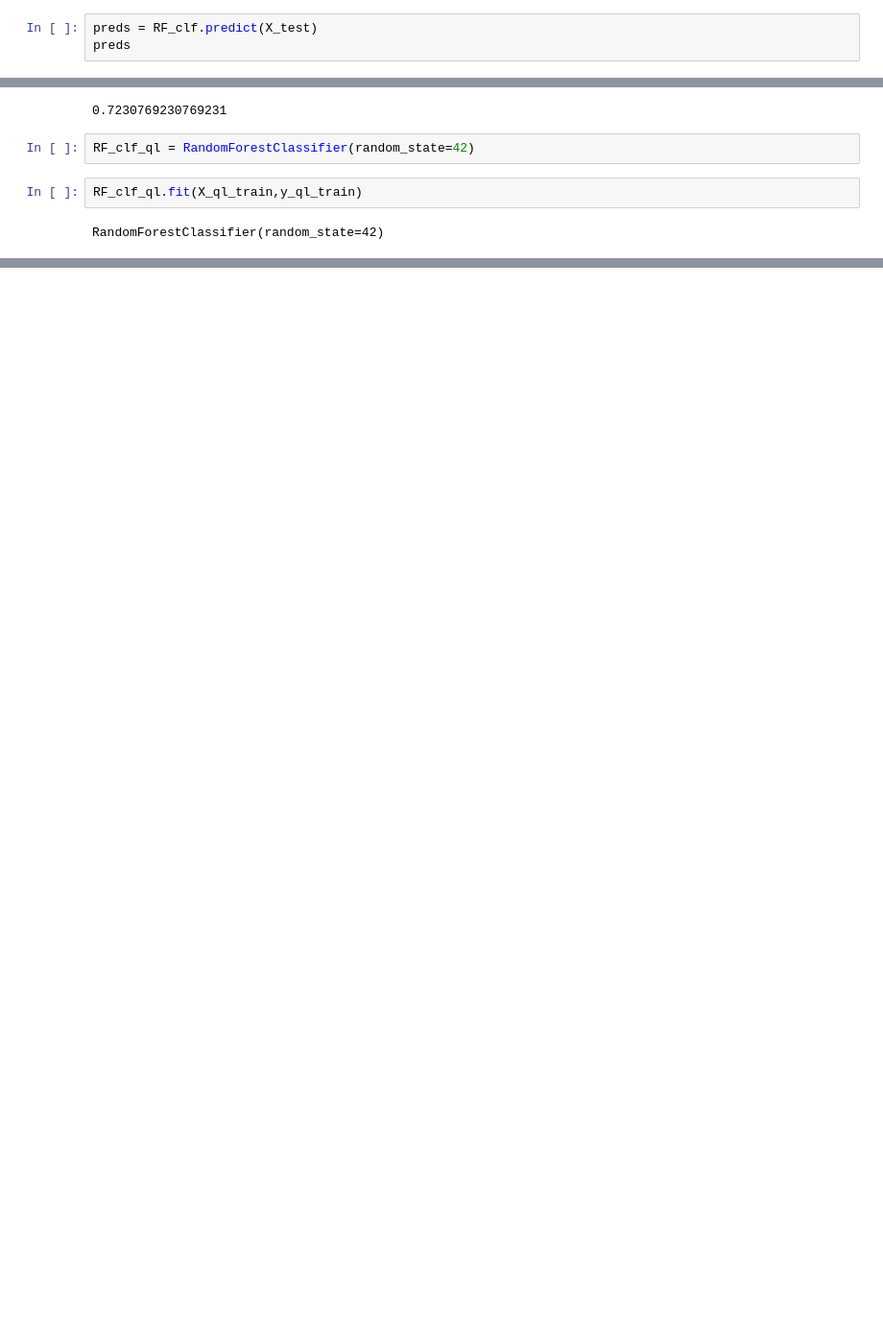
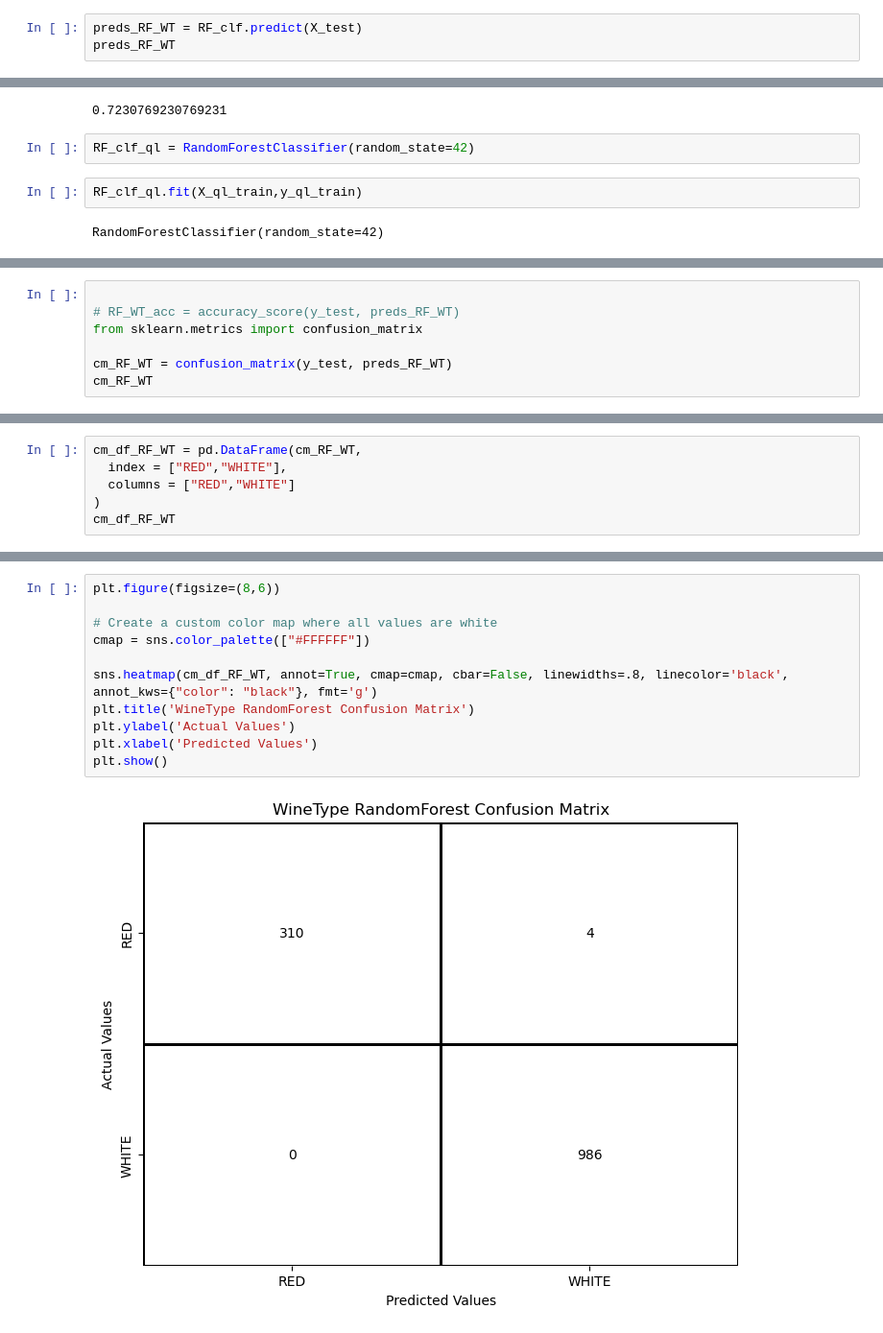
Before and after one commit to TimGarnault/project_2, a Jupyter notebook: sprint_3.ipynb, the cells around one changed output, grey strips where cells are left out. Shown at 96% size. Cells and saved outputs as stored; diff of their text form; blank space fills up the shorter version.

```diff
--- a/sprint_3.ipynb
+++ b/sprint_3.ipynb
@@ -220,6 +221,6 @@ RF_clf.fit(X_train, y_train)
 # %% [output]
 RandomForestClassifier()
 # %%
-preds = RF_clf.predict(X_test)
-preds
+preds_RF_WT = RF_clf.predict(X_test)
+preds_RF_WT
 # %% [output]
@@ -541,0 +414,7 @@ acc_ql_R_clf
+# %%
+
+# RF_WT_acc = accuracy_score(y_test, preds_RF_WT)
+from sklearn.metrics import confusion_matrix
+
+cm_RF_WT = confusion_matrix(y_test, preds_RF_WT)
+cm_RF_WT
@@ -541,0 +424,6 @@ acc_ql_R_clf
+# %%
+cm_df_RF_WT = pd.DataFrame(cm_RF_WT,
+  index = ["RED","WHITE"],
+  columns = ["RED","WHITE"]
+)
+cm_df_RF_WT
@@ -541,0 +434,13 @@ acc_ql_R_clf
+# %%
+plt.figure(figsize=(8,6))
+
+# Create a custom color map where all values are white
+cmap = sns.color_palette(["#FFFFFF"])
+
+sns.heatmap(cm_df_RF_WT, annot=True, cmap=cmap, cbar=False, linewidths=.8, linecolor='black', annot_kws={"color": "black"}, fmt='g')
+plt.title('WineType RandomForest Confusion Matrix')
+plt.ylabel('Actual Values')
+plt.xlabel('Predicted Values')
+plt.show()
+# %% [output]
+[figure, added]
```
Also changed, not shown: parts of 65 cells of this notebook.
